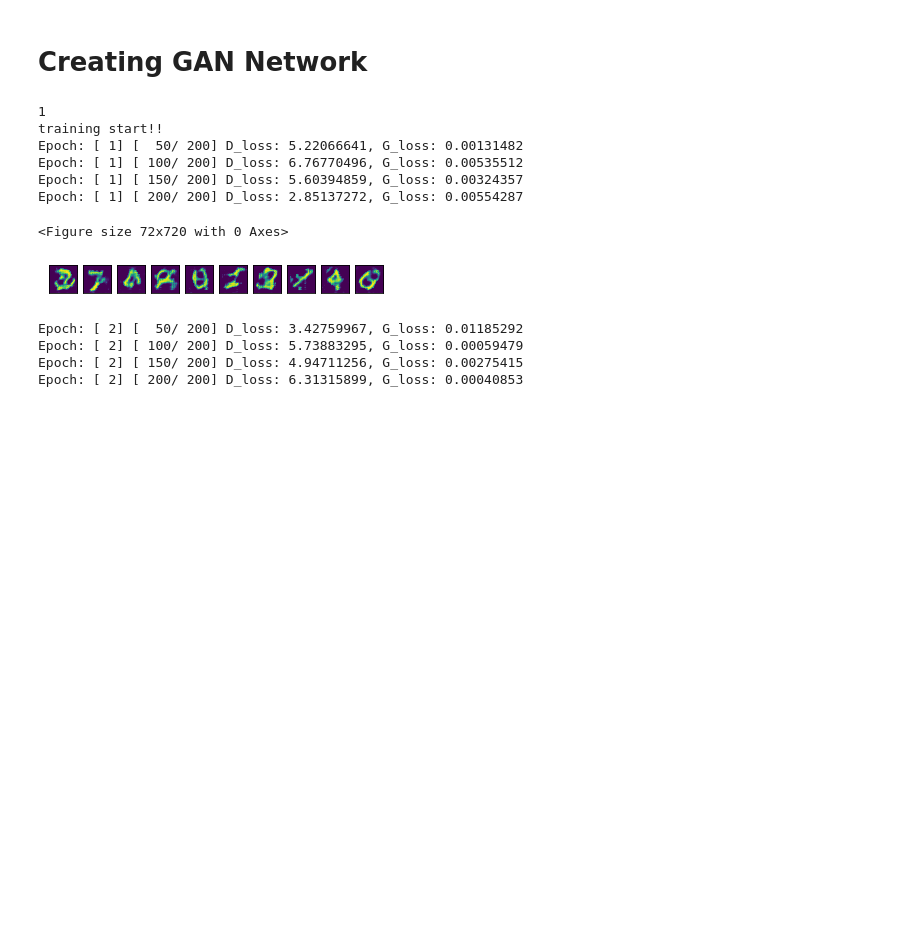
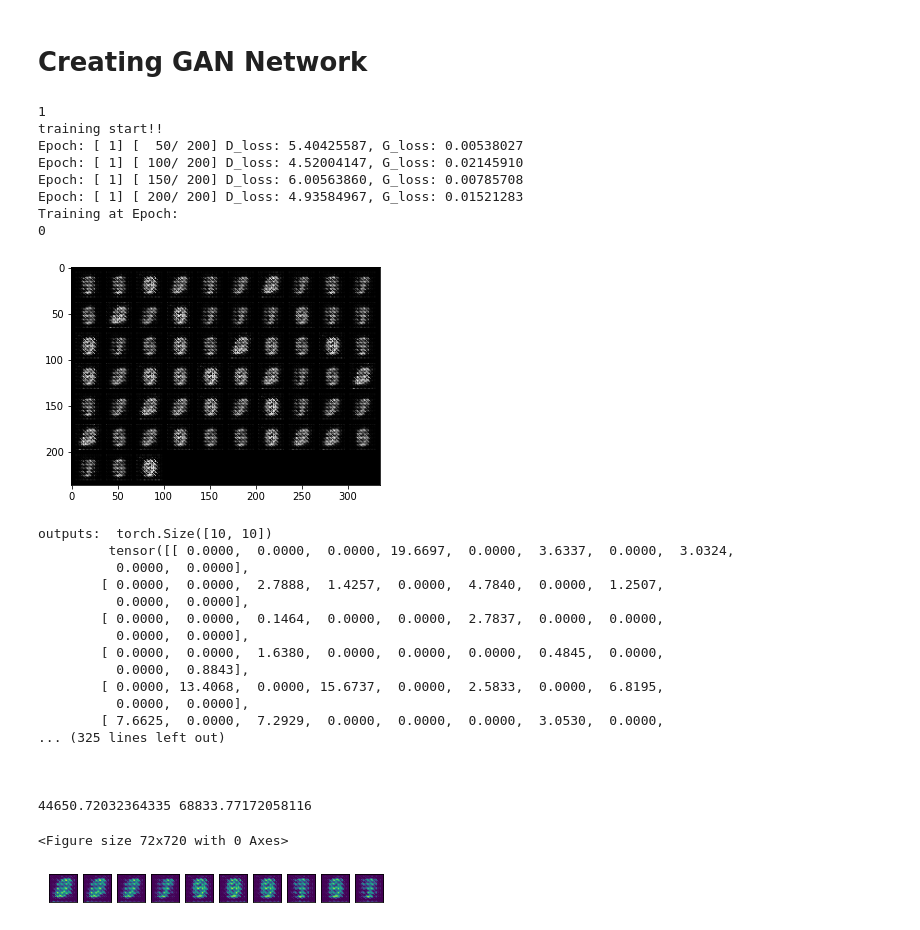
Before and after one commit to Olivia-Feldman/NUGAN-DISTGAN, a Jupyter notebook: DIST_GAN2.ipynb, the cells around one changed output. Drawn from its saved outputs; the diff is of its cells as text; code cells hidden in the pictures; blank space fills up the shorter version.

```diff
--- a/DIST_GAN2.ipynb
+++ b/DIST_GAN2.ipynb
@@ -55,10 +250,10 @@ def initialize_weights(net):
 class autoencoder(nn.Module):
     def __init__(self):
         super(autoencoder,self).__init__()
-        c =128
+        c =64
         self.conv1 = nn.Conv2d(in_channels=1, out_channels=c, kernel_size=4, stride=2, padding=1) # out: c x 14 x 14
         self.conv2 = nn.Conv2d(in_channels=c, out_channels=c*2, kernel_size=4, stride=2, padding=1) # out: c x 7 x 7
-        self.fc = nn.Linear(in_features=c*2*7*7, out_features=100)
+        self.fc = nn.Linear(in_features=c*2*7*7, out_features=1)
         self.bn1 = nn.BatchNorm2d(c)
         self.bn2 = nn.BatchNorm2d(c*2)
         initialize_weights(self)
@@ -73,7 +268,7 @@ class autoencoder(nn.Module):
         return x
 # %%
 class Generator(nn.Module):
-    def __init__(self, input_dim, output_dim, input_size=28, base_size=128):
+    def __init__(self, input_dim, output_dim, input_size=28, base_size=64):
         super(Generator, self).__init__()
         self.input_dim = input_dim
         self.output_dim = output_dim
@@ -111,7 +306,7 @@ class Generator(nn.Module):
 
 
 class Discriminator(nn.Module):
-  def __init__(self, input_dim, output_dim, input_size=28, base_size=128):
+  def __init__(self, input_dim, output_dim, input_size=28, base_size=64):
         super(Discriminator, self).__init__()
         self.input_dim = input_dim
         self.output_dim = output_dim
@@ -243,11 +500,11 @@ class GAN():
 
 
 
-
+                self.D_optimizer.zero_grad()
                 self.A_optimizer.zero_grad()
                 # reconstructed image
                 recon = self.A(x_)
-                self.D_optimizer.zero_grad()
+
                 self.G_optimizer.zero_grad()
                 X_r = self.G(recon) # reconstructed iamges from generator
                # print("\tX_r:", X_r.shape)
@@ -329,6 +586,7 @@ class GAN():
 
 
                 #train Discriminator
+
                 D_loss.backward()
                 self.D_optimizer.step()
 
@@ -354,33 +612,26 @@ class GAN():
                 # Print iterations and losses
 
                 if ((iter + 1) % 50) == 0:
+
                   print("Epoch: [%2d] [%4d/%4d] D_loss: %.8f, G_loss: %.8f" %
                           ((epoch + 1), (iter + 1), self.data_loader.dataset.__len__() // self.batch_size, D_loss.item(), G_loss.item()))
-
-                      # Visualize results
+            if epoch%10 ==0:
+                     # Visualize results
+               with torch.no_grad():
+                  print("Training at Epoch:")
+                  print(epoch)
+                  visualise_output(self)
+                  inception_score(self)
             with torch.no_grad():
-              visualize_results(self)
-            if epoch== 10:
+                  visualize_results(self)
 
 
-              print('Generator Reconstruction Images at 10 Epoch')
-              visualise_output(self)
-
-            if epoch   == 20:
 
 
-              print('Generator Reconstruction Images at 20 Epoch')
-              visualise_output(self)
-            if epoch  == 30:
 
 
-              print('Generator Reconstruction Images at 30 Epoch')
-              visualise_output(self)
-            if epoch  == 40:
 
 
-              print('Generator Reconstruction Images at 40 Epoch')
-              visualise_output(self)
 
         print("Training finished!")
 # %%
@@ -411,25 +662,41 @@ def digit_frequency(gan):
     plt.ylabel("Quantity")
     plt.title("Labels in MNIST 784 dataset")
 # %%
-params = {'beta1': 0.5, 'beta2': 0.9,'lr_g':0.002,'lr_d':0.002,'max_epochs':100}
+params = {'beta1': 0.5, 'beta2': 0.9,'lr_g':0.002,'lr_d':0.002,'max_epochs':150}
 
-params['z_dim'] = 100
-params['base_size'] = 128
+params['z_dim'] = 1
+params['base_size'] = 64
 
 gan = GAN(params)
 
 
 gan.train()
 # %% [output]
 1
 training start!!
-Epoch: [ 1] [  50/ 200] D_loss: 5.22066641, G_loss: 0.00131482
-Epoch: [ 1] [ 100/ 200] D_loss: 6.76770496, G_loss: 0.00535512
-Epoch: [ 1] [ 150/ 200] D_loss: 5.60394859, G_loss: 0.00324357
-Epoch: [ 1] [ 200/ 200] D_loss: 2.85137272, G_loss: 0.00554287
+Epoch: [ 1] [  50/ 200] D_loss: 5.40425587, G_loss: 0.00538027
+Epoch: [ 1] [ 100/ 200] D_loss: 4.52004147, G_loss: 0.02145910
+Epoch: [ 1] [ 150/ 200] D_loss: 6.00563860, G_loss: 0.00785708
+Epoch: [ 1] [ 200/ 200] D_loss: 4.93584967, G_loss: 0.01521283
+Training at Epoch:
+0
+[figure, new version]
-<Figure size 72x720 with 0 Axes>
+outputs:  torch.Size([10, 10])
+         tensor([[ 0.0000,  0.0000,  0.0000, 19.6697,  0.0000,  3.6337,  0.0000,  3.0324,
+          0.0000,  0.0000],
+        [ 0.0000,  0.0000,  2.7888,  1.4257,  0.0000,  4.7840,  0.0000,  1.2507,
+          0.0000,  0.0000],
+        [ 0.0000,  0.0000,  0.1464,  0.0000,  0.0000,  2.7837,  0.0000,  0.0000,
+          0.0000,  0.0000],
+        [ 0.0000,  0.0000,  1.6380,  0.0000,  0.0000,  0.0000,  0.4845,  0.0000,
+          0.0000,  0.8843],
+        [ 0.0000, 13.4068,  0.0000, 15.6737,  0.0000,  2.5833,  0.0000,  6.8195,
+          0.0000,  0.0000],
+        [ 7.6625,  0.0000,  7.2929,  0.0000,  0.0000,  0.0000,  3.0530,  0.0000,
+... (325 lines left out)
+
+
+
+44650.72032364335 68833.77172058116
-[figure, old version]
-Epoch: [ 2] [  50/ 200] D_loss: 3.42759967, G_loss: 0.01185292
-Epoch: [ 2] [ 100/ 200] D_loss: 5.73883295, G_loss: 0.00059479
-Epoch: [ 2] [ 150/ 200] D_loss: 4.94711256, G_loss: 0.00275415
-Epoch: [ 2] [ 200/ 200] D_loss: 6.31315899, G_loss: 0.00040853
+<Figure size 72x720 with 0 Axes>
+[figure, new version]
```
Also changed, not shown: parts of 6 cells of this notebook.
